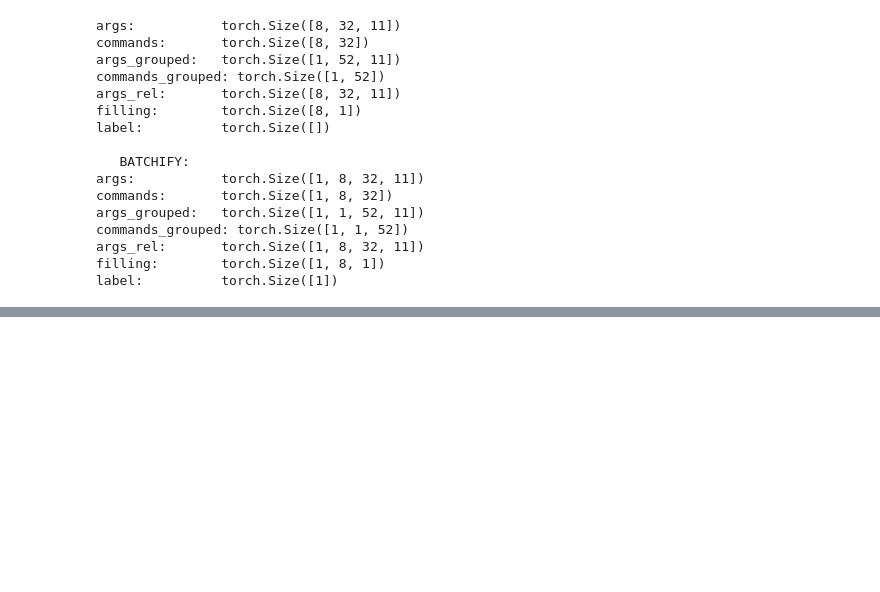
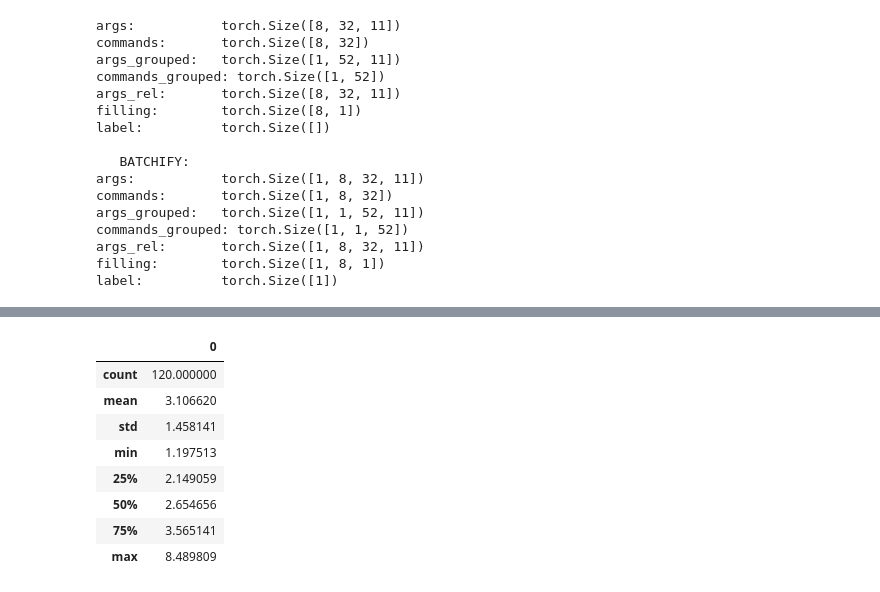
Before and after one commit to m43/deepsvg, a Jupyter notebook: notebooks/Playground.ipynb, the cells around one changed output, grey strips where cells are left out. Drawn from its saved outputs; the diff is of its cells as text; code cells hidden in the pictures; blank space fills up the shorter version.

Commit message:
Implement reconstruction error

```diff
--- a/notebooks/Playground.ipynb
+++ b/notebooks/Playground.ipynb
@@ -501,0 +498,3 @@ interpolate_icons("42297", "17591")
+# %%
+device = torch.device("cuda" if torch.cuda.is_available() else "cpu")
+device
@@ -502,4 +547,5 @@ interpolate_icons("42297", "17591")
 # %%
+dataset, _ = load_dataset(cfg)
 for k,t in dataset.random_icon().items():
     print(f"{k+':':15s} {t.shape}")
 # %% [output]
@@ -538,8 +610,11 @@ label:          torch.Size([1])
 # %%
+#~~~ Starting with one datapoint ~~~#
+
 N_POINTS = 10
 
 # prepare data
 data = dataset.get(id=random_idx, random_aug=False, model_args=["commands", "args", "tensor_grouped"])
+print(f"data.keys()={data.keys()}")
 print(f"data['tensor_grouped']={data['tensor_grouped']}")
 print(f"data['tensor_grouped'][0]={data['tensor_grouped'][0]}")
 print(f"cfg.model_args={cfg.model_args}")
@@ -547,16 +622,13 @@ print(f"cfg.model_args={cfg.model_args}")
 
 # target points
 tensor_target = data["tensor_grouped"][0].copy().drop_sos().unpad()
-# SVG.from_tensor(tensor_target.data).draw()  # TODO
-
-svg_path_target = SVGTensor.from_data(tensor_target.data)
-points_target = svg_path_target.sample_points(n=N_POINTS)
-
+points_target = tensor_target.sample_points(n=N_POINTS)
 
 # greedy sample prediction
 model_args = batchify((data[key] for key in cfg.model_args), device)
 with torch.no_grad():
     z = model(*model_args, encode_mode=True)
+print(f"z.shape={z.shape}")
 
 commands_y, args_y = model.greedy_sample(z=z)
 
@@ -593,0 +737,23 @@ Earth movers distance loss: 29.514612197875977
+# %%
+N_POINTS = 10
+
+# reset config
+pretrained_path = "./pretrained/hierarchical_ordered.pth.tar"
+cfg = Config()
+cfg_modified = Config()
+cfg_modified.model_args += ["commands_grouped", "args_grouped"]
+
+# prepare data
+dataset, _ = load_dataset(cfg_modified)
+dataloader = DataLoader(
+    dataset,
+    batch_size=cfg.batch_size,
+    shuffle=True,
+    drop_last=True,
+    num_workers=cfg.loader_num_workers,
+    collate_fn=cfg.collate_fn,
+)
+data = next(iter(dataloader))
+print(data.keys())
+print("COMPUTING THE LOSSES")
+loss_dict = batch_reconstruction_loss_for_svg_sampled_points(model, cfg, data, show_logs=True)
@@ -593,0 +785,13 @@ Earth movers distance loss: 29.514612197875977
+# %%
+import pandas as pd
+pd.DataFrame(loss_dict["loss_re"]).describe()
+# %% [output]
+|  | 0 |
+| count | 120.000000 |
+| mean | 3.106620 |
+| std | 1.458141 |
+| min | 1.197513 |
+| 25% | 2.149059 |
+| 50% | 2.654656 |
+| 75% | 3.565141 |
+| max | 8.489809 |
```
Also changed, not shown: parts of 21 cells of this notebook, 5 other files.
